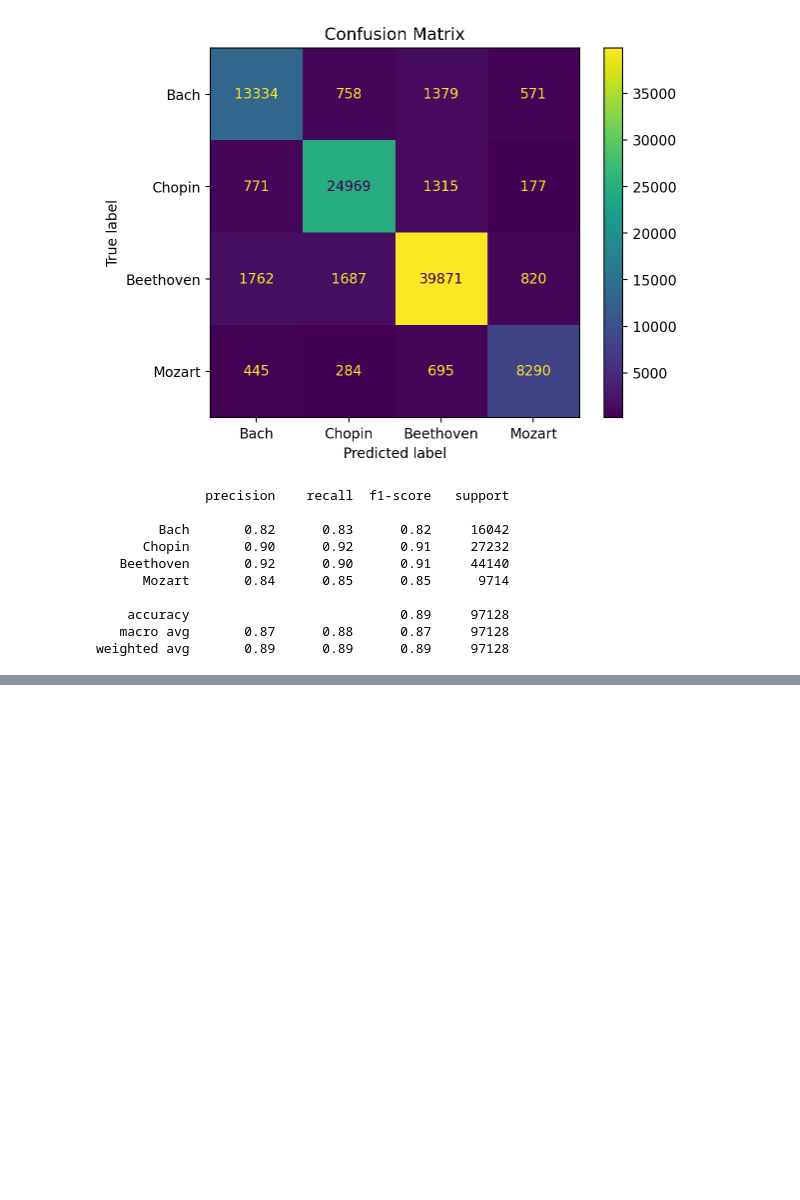
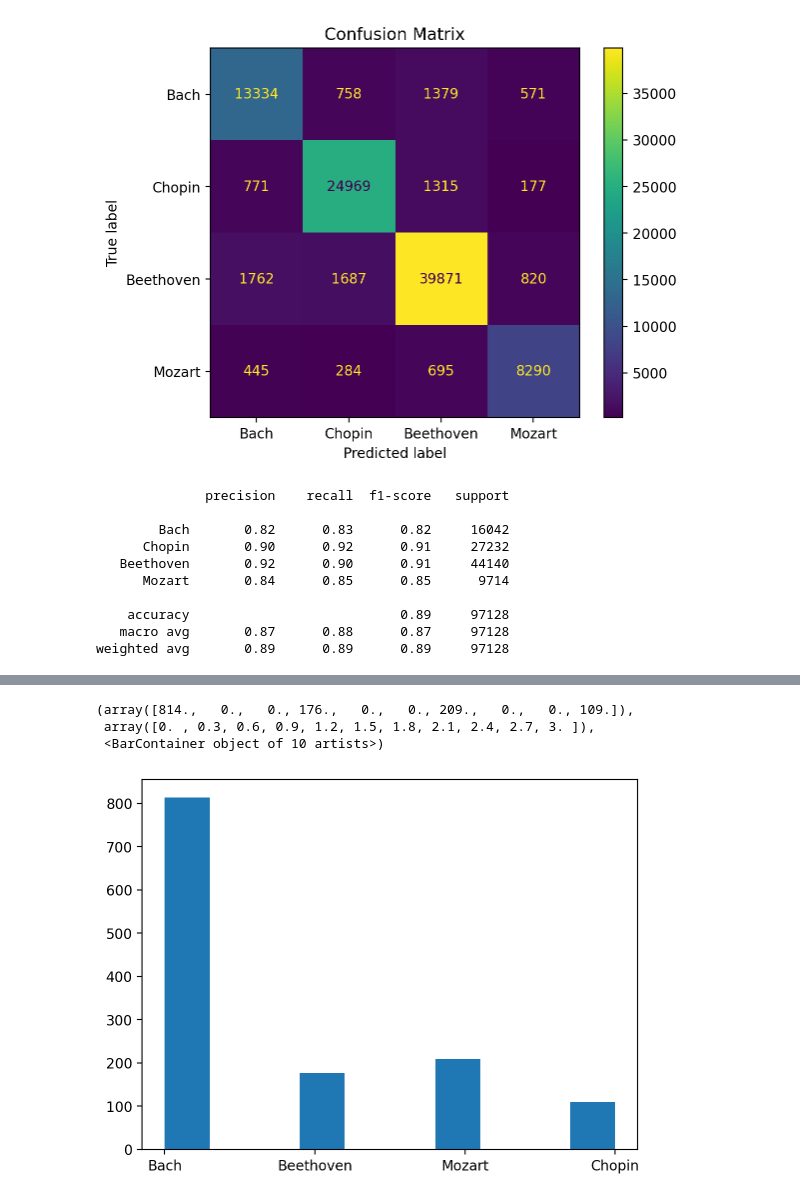
Before and after one commit to elan-wilkinson/Musical-Composer-Prediction-Grp8, a Jupyter notebook: AAI_511_Project_Midi_classic_music.ipynb, the cells around one changed output, grey strips where cells are left out. Saved outputs shown, nothing was run; the diff lists cells and outputs as text; code cells hidden in the pictures; blank space fills up the shorter version.

```diff
--- a/AAI_511_Project_Midi_classic_music.ipynb
+++ b/AAI_511_Project_Midi_classic_music.ipynb
@@ -318,0 +311,32 @@ weighted avg       0.89      0.89      0.89     97128
+# %%
+# Populate all_pitches and all_composer
+composers = ['Bach', 'Beethoven', 'Chopin', 'Mozart']
+
+all_pitches = []
+all_composers = []
+
+extraction_dir = './data/midiclassics'
+data_dir = extraction_dir
+bach_files = glob.glob(os.path.join(data_dir, 'Bach', '**', '*.[mM][iI][dD]'), recursive=True)
+
+def get_all_pitches_and_composer():
+    for composer in composers:
+        print(composer)
+        composer_files = glob.glob(os.path.join(data_dir, composer, '**', '*.[mM][iI][dD]'), recursive=True)
+        for file in composer_files:
+            try:
+                midi = pretty_midi.PrettyMIDI(file)
+                notes = []
+                for instrument in midi.instruments:
+                    if instrument.is_drum:
+                        continue
+                    for note in instrument.notes:
+                        notes.append(note.pitch)
+                if len(notes) > 0:
+                    all_pitches.append(notes)
+                    all_composers.append(composer)
+            except Exception as e:
+                logging.error(f"Error processing {file}: {e}")
+
+
+get_all_pitches_and_composer()
@@ -318,0 +350,3 @@ weighted avg       0.89      0.89      0.89     97128
+# %%
+# train test split
+X_train, X_test, y_train, y_test = train_test_split(all_pitches, all_composers, test_size=0.2, random_state=32, shuffle=True)
@@ -318,0 +485,8 @@ weighted avg       0.89      0.89      0.89     97128
+# %%
+# plot represenation by composter in y of train data
+plt.hist(y_train)
+# %% [output]
+(array([814.,   0.,   0., 176.,   0.,   0., 209.,   0.,   0., 109.]),
+ array([0. , 0.3, 0.6, 0.9, 1.2, 1.5, 1.8, 2.1, 2.4, 2.7, 3. ]),
+ <BarContainer object of 10 artists>)
+[figure, added]
```
Also changed, not shown: parts of 18 cells of this notebook.
